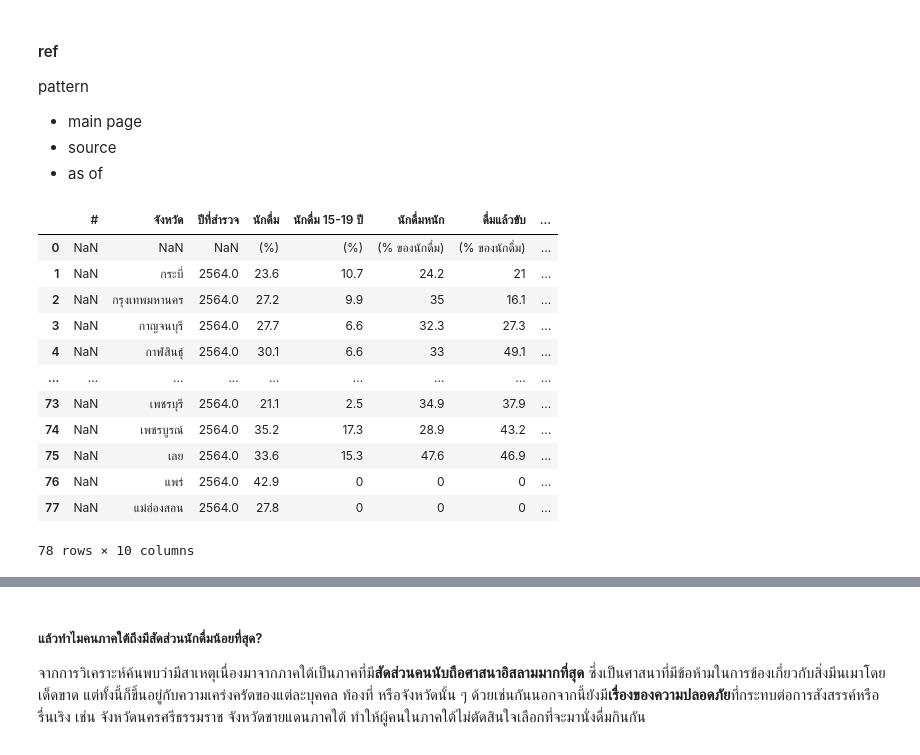
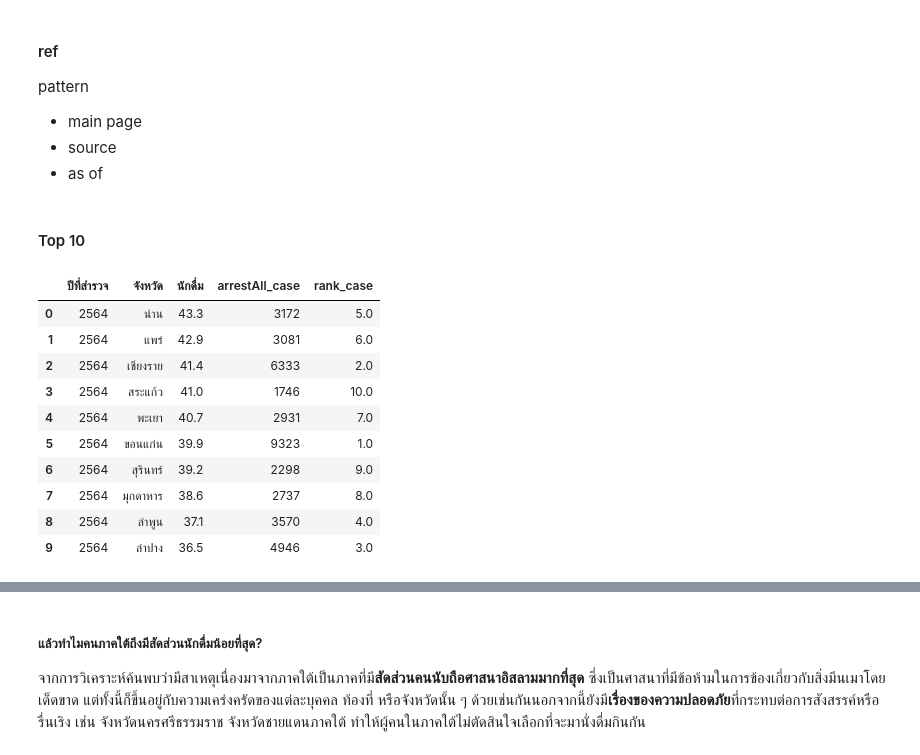
Before and after one commit to punnnnnnnnn/assignments2, a Jupyter notebook: assignment2.ipynb, the cells around one changed output, grey strips where cells are left out. Drawn from its saved outputs; the diff is of its cells as text; code cells hidden in the pictures.

```diff
--- a/assignment2.ipynb
+++ b/assignment2.ipynb
@@ -267,20 +267,28 @@ pattern
 - main page
 - source
 - as of
-# %%
-df_alcohol = pd.read_csv("./data/alcohol_consump64.csv", encoding = "utf8")
-df_alcohol
-# %% [output]
-|  | # | จังหวัด | ปีที่สำรวจ | นักดื่ม | นักดื่ม 15-19 ปี | นักดื่มหนัก | ดื่มแล้วขับ | ... |
-| 0 | NaN | NaN | NaN | (%) | (%) | (% ของนักดื่ม) | (% ของนักดื่ม) | ... |
-| 1 | NaN | กระบี่ | 2564.0 | 23.6 | 10.7 | 24.2 | 21 | ... |
-| 2 | NaN | กรุงเทพมหานคร | 2564.0 | 27.2 | 9.9 | 35 | 16.1 | ... |
-| 3 | NaN | กาญจนบุรี | 2564.0 | 27.7 | 6.6 | 32.3 | 27.3 | ... |
-| 4 | NaN | กาฬสินธุ์ | 2564.0 | 30.1 | 6.6 | 33 | 49.1 | ... |
-| ... | ... | ... | ... | ... | ... | ... | ... | ... |
-| 73 | NaN | เพชรบุรี | 2564.0 | 21.1 | 2.5 | 34.9 | 37.9 | ... |
-| 74 | NaN | เพชรบูรณ์ | 2564.0 | 35.2 | 17.3 | 28.9 | 43.2 | ... |
-| 75 | NaN | เลย | 2564.0 | 33.6 | 15.3 | 47.6 | 46.9 | ... |
-| 76 | NaN | แพร่ | 2564.0 | 42.9 | 0 | 0 | 0 | ... |
-| 77 | NaN | แม่ฮ่องสอน | 2564.0 | 27.8 | 0 | 0 | 0 | ... |
-78 rows × 10 columns
+# %% [markdown]
+#### Top 10
+# %%
+df_alcohol = pd.read_csv("./data/alcohol_consump64.csv", encoding = "utf8")
+df_alcohol.drop("#", axis = 1, inplace = True)
+df_alcohol.drop(0, inplace = True)
+df_alcohol["ปีที่สำรวจ"] = df_alcohol["ปีที่สำรวจ"].astype(int)
+df_alcohol["นักดื่ม"] = df_alcohol["นักดื่ม"].astype(float).copy()
+df_alcohol = df_alcohol[["ปีที่สำรวจ", "จังหวัด", "นักดื่ม"]].sort_values("นักดื่ม", ascending = False)
+
+df_compare = pd.merge(left = df_alcohol, right = df_cases, left_on = "จังหวัด", right_on = "PROV_NAME", how = "left")[["ปีที่สำรวจ", "จังหวัด", "นักดื่ม", "arrestAll_case"]].head(10).copy()
+df_compare["rank_case"] = df_compare["arrestAll_case"].rank(method = "min", ascending = False)
+df_compare
+# %% [output]
+|  | ปีที่สำรวจ | จังหวัด | นักดื่ม | arrestAll_case | rank_case |
+| 0 | 2564 | น่าน | 43.3 | 3172 | 5.0 |
+| 1 | 2564 | แพร่ | 42.9 | 3081 | 6.0 |
+| 2 | 2564 | เชียงราย | 41.4 | 6333 | 2.0 |
+| 3 | 2564 | สระแก้ว | 41.0 | 1746 | 10.0 |
+| 4 | 2564 | พะเยา | 40.7 | 2931 | 7.0 |
+| 5 | 2564 | ขอนแก่น | 39.9 | 9323 | 1.0 |
+| 6 | 2564 | สุรินทร์ | 39.2 | 2298 | 9.0 |
+| 7 | 2564 | มุกดาหาร | 38.6 | 2737 | 8.0 |
+| 8 | 2564 | ลำพูน | 37.1 | 3570 | 4.0 |
+| 9 | 2564 | ลำปาง | 36.5 | 4946 | 3.0 |
```
Also changed, not shown: parts of 2 cells of this notebook.
